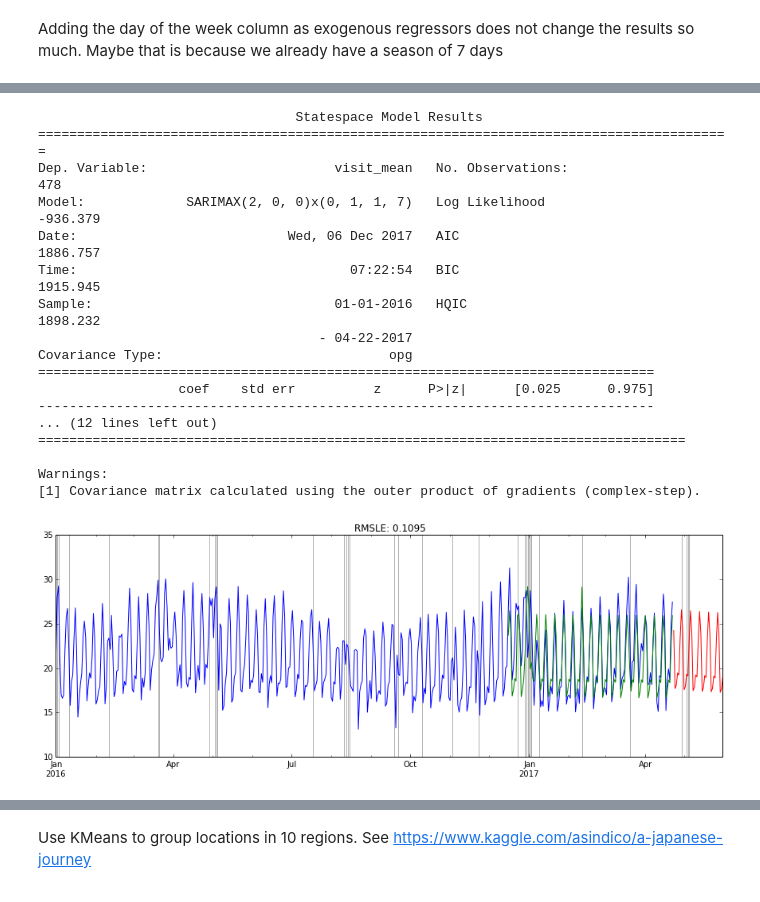
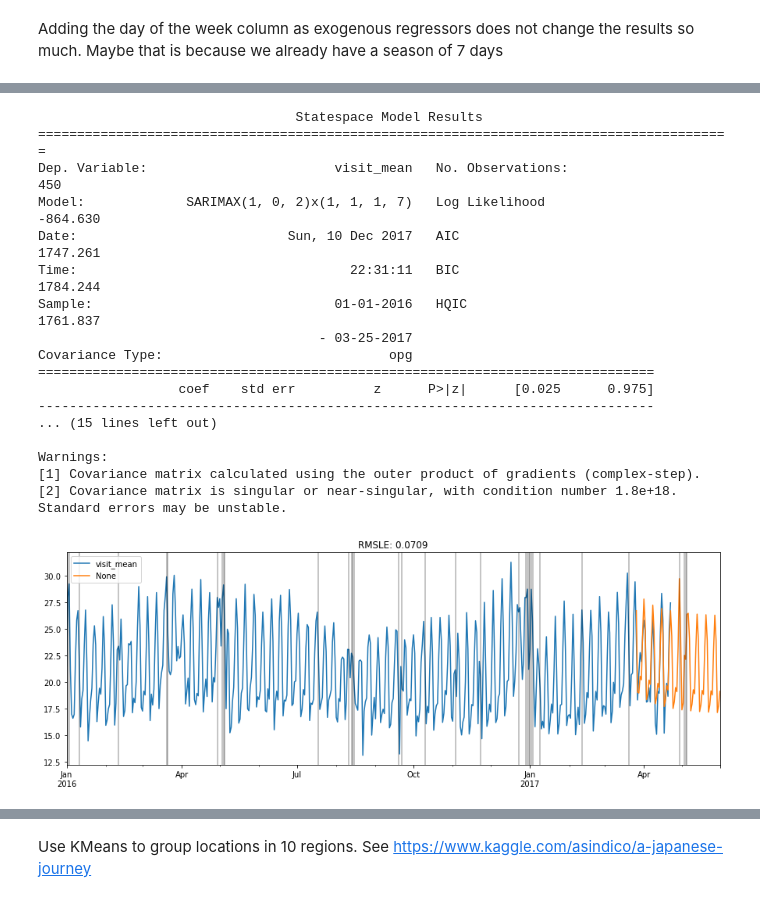
Before and after one commit to aless80/Restaurant_TimeSeries, a Jupyter notebook: notebooks/RestaurantVisitors_ARIMA.ipynb, the cells around one changed output, grey strips where cells are left out. Saved outputs shown, nothing was run; the diff lists cells and outputs as text; code cells hidden in the pictures.

```diff
--- a/notebooks/RestaurantVisitors_ARIMA.ipynb
+++ b/notebooks/RestaurantVisitors_ARIMA.ipynb
@@ -254,8 +252,19 @@ Rule 11: If the long-term forecasts* appear erratic or unstable, there may be a
 # %%
-#sklearn.metrics .mean_squared_log_error should exist but I cannot load it..
+#sklearn.metrics .mean_squared_log_error seems to exist but I cannot load it..
 from sklearn.metrics import mean_squared_error
 def mean_squared_log_error(y_pred, y_true, **dict):
-    '''Assume y_true is NaN free and y_pred can have consecutive NaN in the beginning of the series'''
-    indfirst=y_pred.first_valid_index()
-    return mean_squared_error(np.log(y_true[indfirst:]+1),
-                              np.log(y_pred[indfirst:]+1) )**0.5
+    '''Assume y_true starts earlier than y_pred, y_true is NaN free, and NaN in y_pred are only in the beginning'''
+    indafterNaN = y_pred.first_valid_index()
+    if (y_true.index[0] > y_pred.index[0]): return "Check indices of prediction and true value"
+    ind1stcommon = y_true.index[y_true.index==y_pred.index[0]]
+    indstart = max(indafterNaN, ind1stcommon)
+    indend = y_true.index[-1]
+    return mean_squared_error(np.log(y_true[indstart:indend]+1),
+                              np.log(y_pred[indstart:indend]+1) )**0.5
+
+def plotSARIMAX(labels, pred):
+    labels.plot(figsize=(15, 5), legend=True);
+    pred.plot(legend=True)
+    for x in hol.query('holiday_flg==1').index:
+        _ = plt.axvline(x=x, color='k', alpha = 0.3);
+    plt.title('RMSLE: %.4f'% mean_squared_log_error(pred, labels) );
@@ -336,33 +556,27 @@ Adding the day of the week column as exogenous regressors does not change the re
 # %%
-modx2 = sm.tsa.statespace.SARIMAX(air.visit_mean, trend='c', exog=hol[:478], order=(2,0,0), seasonal_order=(0,1,1,7))
-resultsx2 = modx2.fit()
-print resultsx2.summary()
-#Predict on future data and on time periods already known for visual inspection
-predx2 = resultsx2.predict(start=478, end=516, exog=hol[478:])
-checkingx2 = resultsx2.predict(start=350, end=None, dynamic=True, exog=pd.DataFrame(hol[:]) )
-#Plot
-air['visit_mean'].plot(figsize=(15, 5));
-checkingx2.plot()
-pred.plot()
-for x in hol.query('holiday_flg==1').index:
-    _ = plt.axvline(x=x, color='k', alpha = 0.3);
-plt.title('RMSLE: %.4f'% mean_squared_log_error(checkingx2, air.visit_mean[350:]) );
+modx2 = sm.tsa.statespace.SARIMAX(air.visit_mean[:450], trend='c', exog=hol[:450], order=(1,0,2), seasonal_order=(1,1,1,7))
+resultsx2 = modx2.fit(start_params=np.ones(9)*0.1)
+
+#Predict on future data and on time periods already known for evaluation with RMSLE
+predx2 = resultsx2.predict(start=450, end=516, exog=hol[450:])
+print(resultsx2.summary())
+plotSARIMAX(air.visit_mean, predx2)
 # %% [output]
                                  Statespace Model Results
 =========================================================================================
-Dep. Variable:                        visit_mean   No. Observations:                  478
-Model:             SARIMAX(2, 0, 0)x(0, 1, 1, 7)   Log Likelihood                -936.379
-Date:                           Wed, 06 Dec 2017   AIC                           1886.757
-Time:                                   07:22:54   BIC                           1915.945
-Sample:                               01-01-2016   HQIC                          1898.232
-                                    - 04-22-2017
+Dep. Variable:                        visit_mean   No. Observations:                  450
+Model:             SARIMAX(1, 0, 2)x(1, 1, 1, 7)   Log Likelihood                -864.630
+Date:                           Sun, 10 Dec 2017   AIC                           1747.261
+Time:                                   22:31:11   BIC                           1784.244
+Sample:                               01-01-2016   HQIC                          1761.837
+                                    - 03-25-2017
 Covariance Type:                             opg
 ===============================================================================
                   coef    std err          z      P>|z|      [0.025      0.975]
 -------------------------------------------------------------------------------
-... (12 lines left out)
-===================================================================================
+... (15 lines left out)
 
 Warnings:
 [1] Covariance matrix calculated using the outer product of gradients (complex-step).
+[2] Covariance matrix is singular or near-singular, with condition number 1.8e+18. Standard errors may be unstable.
-[figure, old version]
+[figure, new version]
```
Also changed, not shown: parts of 38 cells of this notebook, 2 other files.
